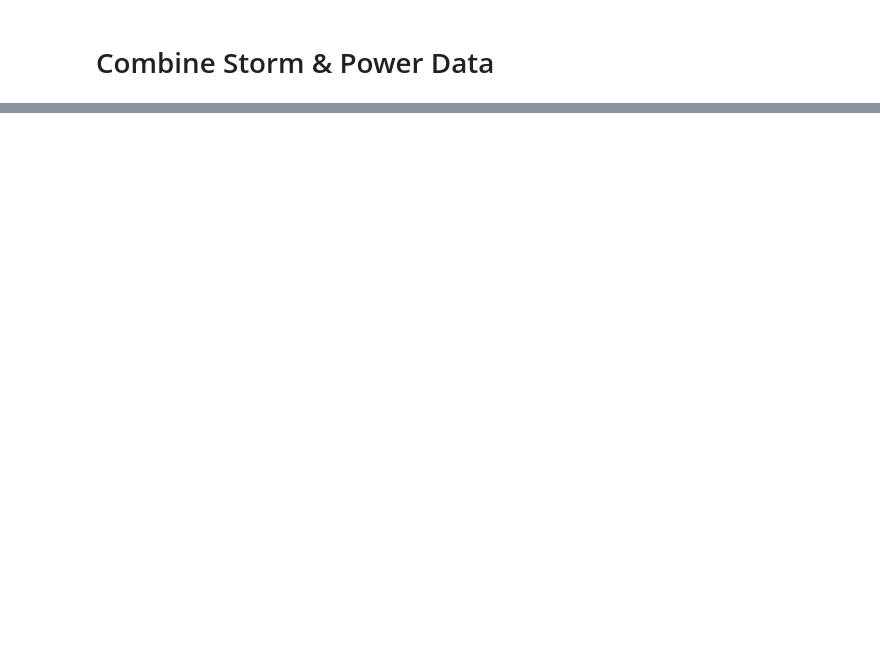
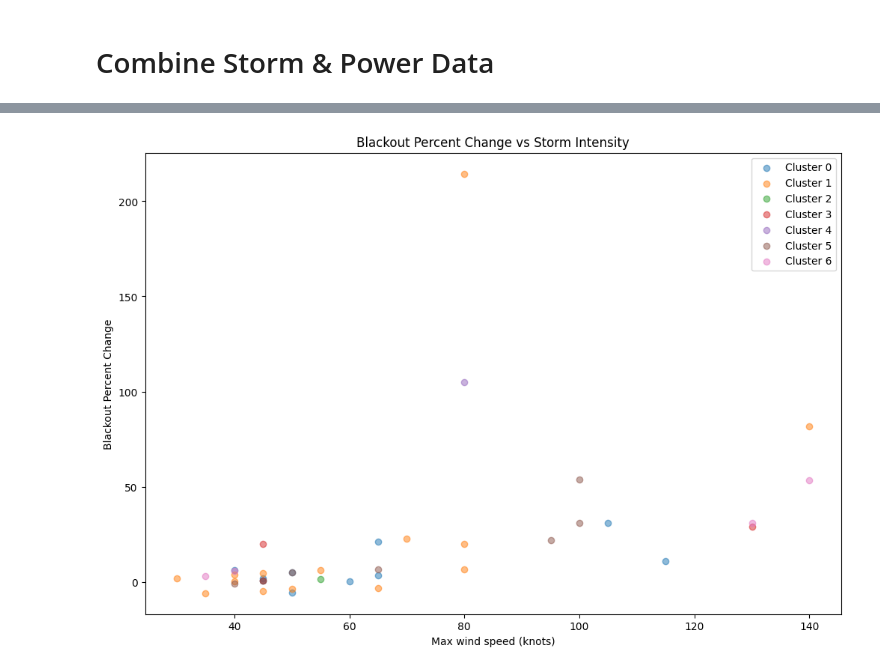
Before and after one commit to skortchmark9/Climate_ML, a Jupyter notebook: Project_1/samk.ipynb, the cells around one changed output, grey strips where cells are left out. Cells and saved outputs as stored; diff of their text form; code cells hidden in the pictures; blank space fills up the shorter version.

```diff
--- a/Project_1/samk.ipynb
+++ b/Project_1/samk.ipynb
@@ -264,0 +300,29 @@ for cluster_id, cluster in clusters:
+# %%
+# Make a single scatter plot where we plot the blackout percent against the storm intensity
+# for each storm across all the clusters. Color the points by cluster id.
+fig, ax = plt.subplots(figsize=(12, 8))
+for cluster_id, cluster in clusters:
+    cluster_storms_intensity = []
+    cluster_storms_blackout = []
+    for storm in storms_by_cluster_id[cluster_id]:
+        blackout = blackout_by_storm_sid[storm['sid']]
+        if blackout.empty:
+            continue
+
+        cluster_storms_blackout.append(blackout['percent_change'].mean())
+        cluster_storms_intensity.append(storm['intensity'])
+
+    ax.scatter(
+        cluster_storms_intensity,
+        cluster_storms_blackout,
+        label=f'Cluster {cluster_id}',
+        alpha=0.5
+    )
+
+ax.set_xlabel('Max wind speed (knots)')
+ax.set_ylabel('Blackout Percent Change')
+ax.set_title('Blackout Percent Change vs Storm Intensity')
+plt.legend()
+plt.show()
+# %% [output]
+[figure, added]
```
Also changed, not shown: parts of 10 cells of this notebook, 1 other file.
